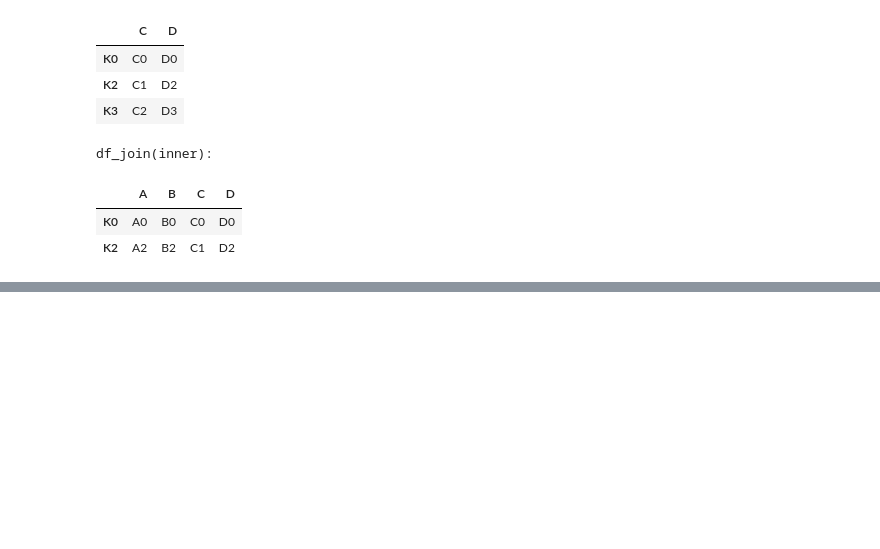
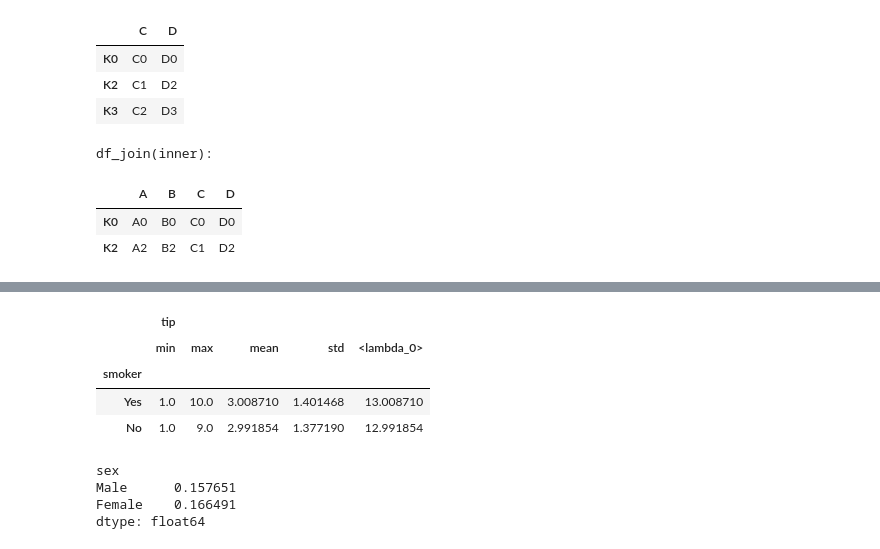
Before and after one commit to vcautela/Data_Wrangling, a Jupyter notebook: Data_Wrangling.ipynb, the cells around one changed output, grey strips where cells are left out. Saved outputs shown, nothing was run; the diff lists cells and outputs as text; code cells hidden in the pictures; blank space fills up the shorter version.

```diff
--- a/Data_Wrangling.ipynb
+++ b/Data_Wrangling.ipynb
@@ -266,0 +362,21 @@ df_join(inner):
+# %%
+# é possível agregar funções personalziadas, através de lambda ou função def
+
+df.groupby('smoker')[['tip']].agg(['min', 'max', 'mean', 'std', lambda x: x.mean() + 10])
+# %% [output]
+|  | tip |  |  |  |  |
+|  | min | max | mean | std | <lambda_0> |
+| smoker |  |  |  |  |  |
+| Yes | 1.0 | 10.0 | 3.008710 | 1.401468 | 13.008710 |
+| No | 1.0 | 9.0 | 2.991854 | 1.377190 | 12.991854 |
+# %%
+def mean_diff(subdf):
+  return np.mean(subdf['tip'] / subdf['total_bill'])
+
+
+df.groupby('sex').apply(mean_diff)
+# %% [output]
+sex
+Male      0.157651
+Female    0.166491
+dtype: float64
```
Also changed, not shown: parts of 8 cells of this notebook.
